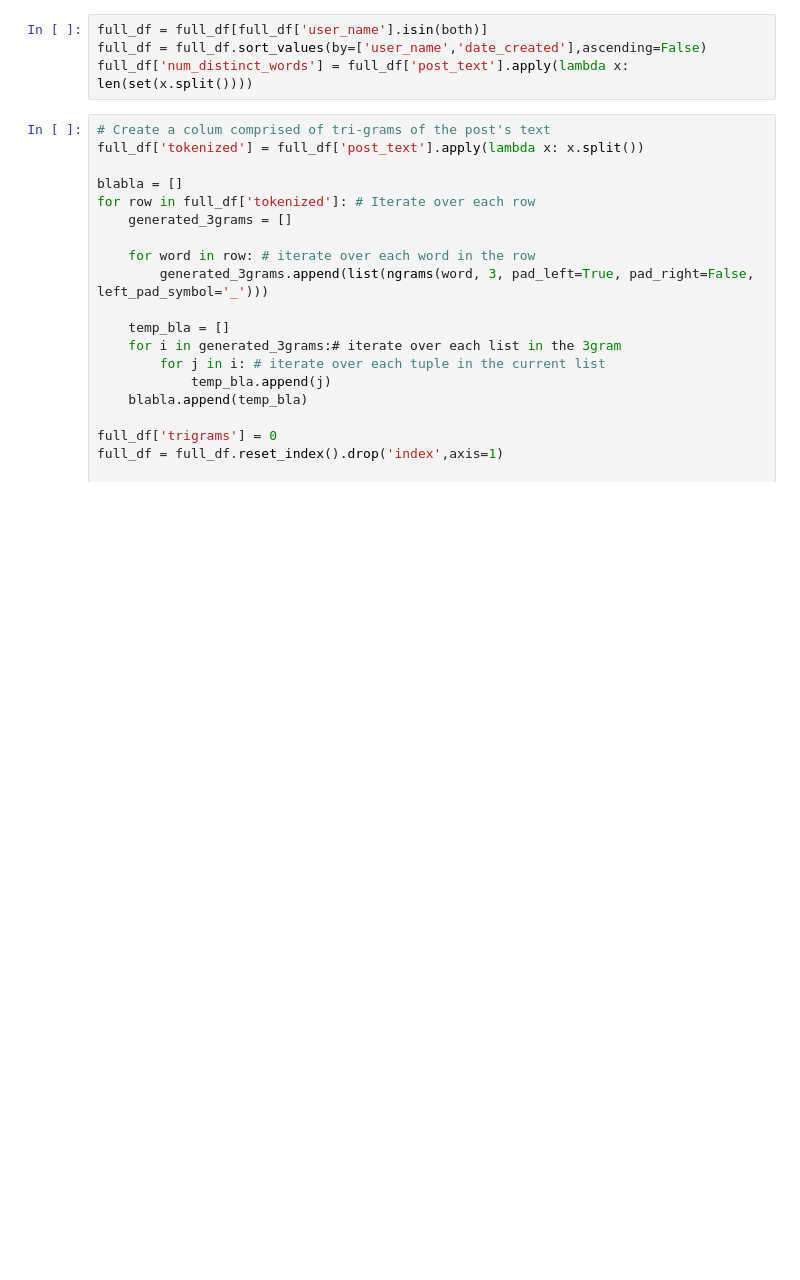
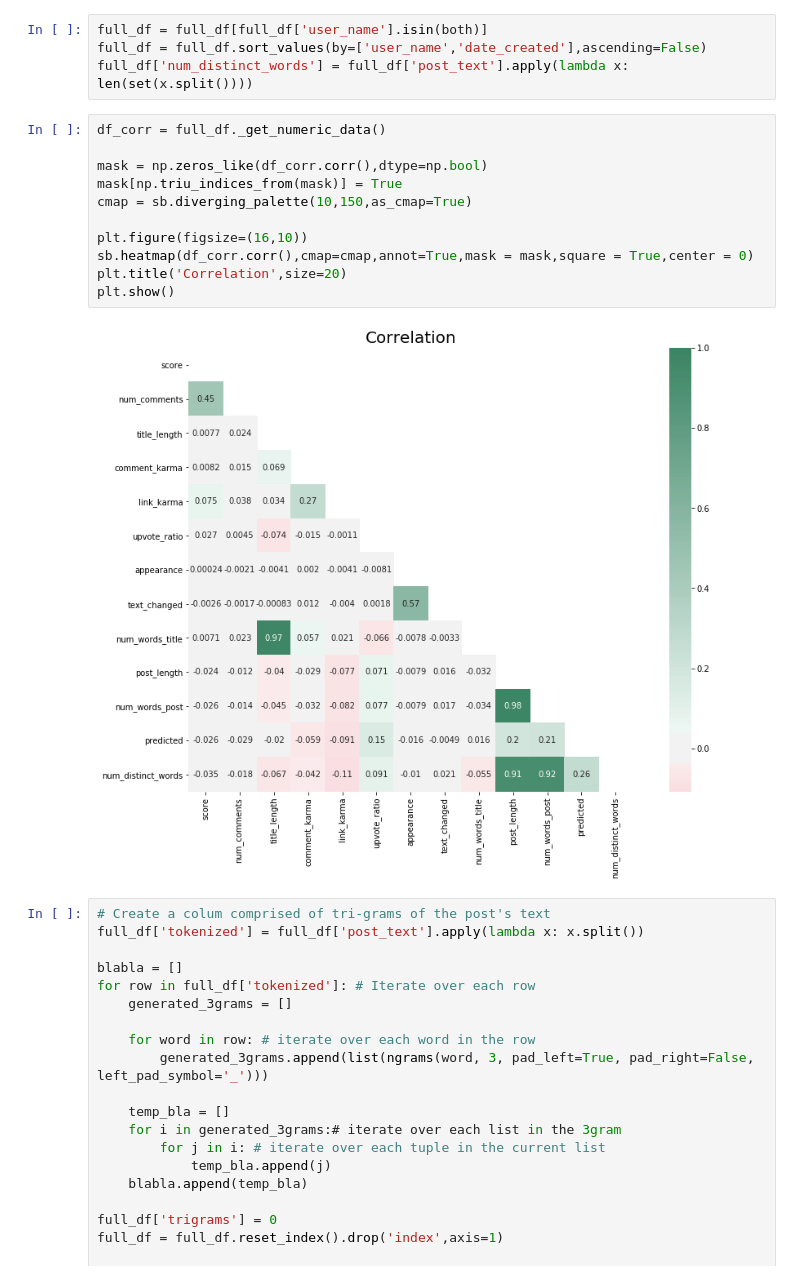
Before and after one commit to OhadVal/DepressionResearch, a Jupyter notebook: Depression Classifer Notebook.ipynb, the cells around one changed output. Cells and saved outputs as stored; diff of their text form; blank space fills up the shorter version.

```diff
--- a/Depression Classifer Notebook.ipynb
+++ b/Depression Classifer Notebook.ipynb
@@ -292,6 +330,19 @@ for i in depression_names:
 full_df = full_df[full_df['user_name'].isin(both)]
 full_df = full_df.sort_values(by=['user_name','date_created'],ascending=False)
 full_df['num_distinct_words'] = full_df['post_text'].apply(lambda x: len(set(x.split())))
+# %%
+df_corr = full_df._get_numeric_data()
+
+mask = np.zeros_like(df_corr.corr(),dtype=np.bool)
+mask[np.triu_indices_from(mask)] = True
+cmap = sb.diverging_palette(10,150,as_cmap=True)
+
+plt.figure(figsize=(16,10))
+sb.heatmap(df_corr.corr(),cmap=cmap,annot=True,mask = mask,square = True,center = 0)
+plt.title('Correlation',size=20)
+plt.show()
+# %% [output]
+[figure, added]
 # %%
 # Create a colum comprised of tri-grams of the post's text
 full_df['tokenized'] = full_df['post_text'].apply(lambda x: x.split())
```
Also changed, not shown: parts of 74 cells of this notebook.
